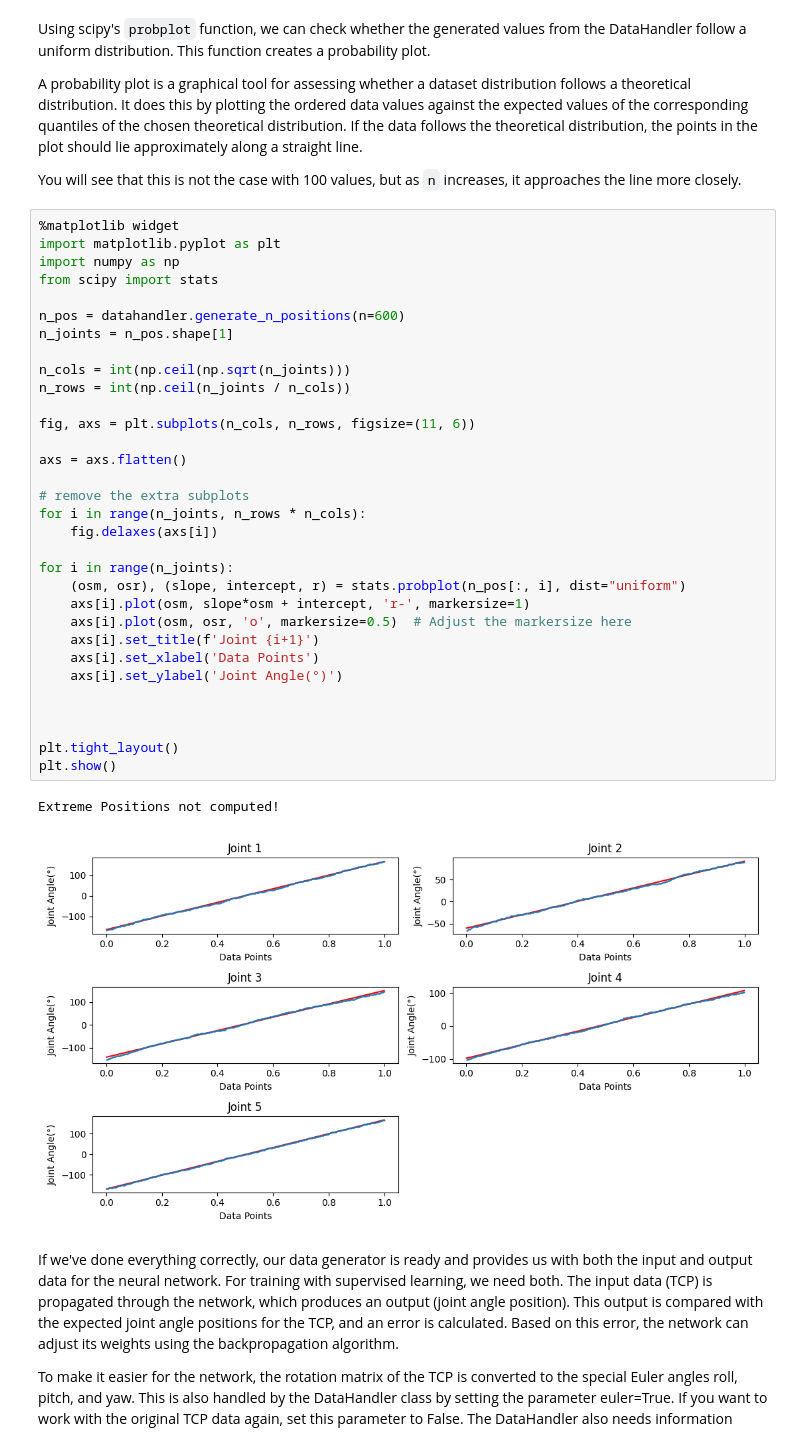
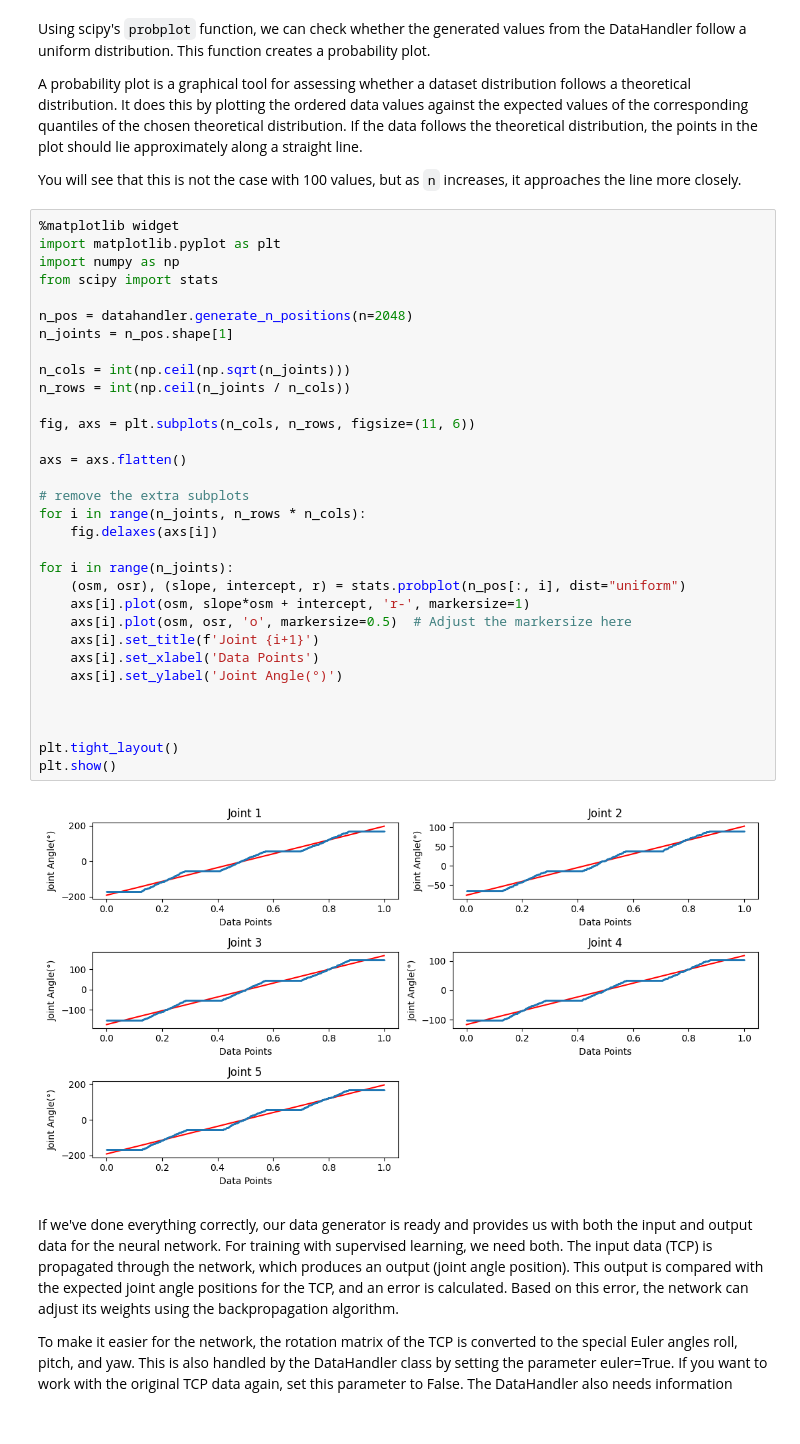
Before and after one commit to RoblabWh/DL-inversekinematic, a Jupyter notebook: 2-Deep Learning Inverse Kinematic.ipynb, the cells around one changed output. Saved outputs shown, nothing was run; the diff lists cells and outputs as text.

```diff
--- a/2-Deep Learning Inverse Kinematic.ipynb
+++ b/2-Deep Learning Inverse Kinematic.ipynb
@@ -156,36 +156,35 @@ You will see that this is not the case with 100 values, but as `n` increases, it
 import matplotlib.pyplot as plt
 import numpy as np
 from scipy import stats
 
-n_pos = datahandler.generate_n_positions(n=600)
+n_pos = datahandler.generate_n_positions(n=2048)
 n_joints = n_pos.shape[1]
 
 n_cols = int(np.ceil(np.sqrt(n_joints)))
 n_rows = int(np.ceil(n_joints / n_cols))
 
 fig, axs = plt.subplots(n_cols, n_rows, figsize=(11, 6))
 
 axs = axs.flatten()
 
 # remove the extra subplots
 for i in range(n_joints, n_rows * n_cols):
     fig.delaxes(axs[i])
 
 for i in range(n_joints):
     (osm, osr), (slope, intercept, r) = stats.probplot(n_pos[:, i], dist="uniform")
     axs[i].plot(osm, slope*osm + intercept, 'r-', markersize=1)
     axs[i].plot(osm, osr, 'o', markersize=0.5)  # Adjust the markersize here
     axs[i].set_title(f'Joint {i+1}')
     axs[i].set_xlabel('Data Points')
     axs[i].set_ylabel('Joint Angle(°)')
 
 
 
 plt.tight_layout()
 plt.show()
 # %% [output]
-Extreme Positions not computed!
-[figure, old version]
+[figure, new version]
 # %% [markdown]
 If we've done everything correctly, our data generator is ready and provides us with both the input and output data for the neural network. For training with supervised learning, we need both. The input data (TCP) is propagated through the network, which produces an output (joint angle position). This output is compared with the expected joint angle positions for the TCP, and an error is calculated. Based on this error, the network can adjust its weights using the backpropagation algorithm.
 
```
Also changed, not shown: parts of 16 cells of this notebook, 7 other files.
